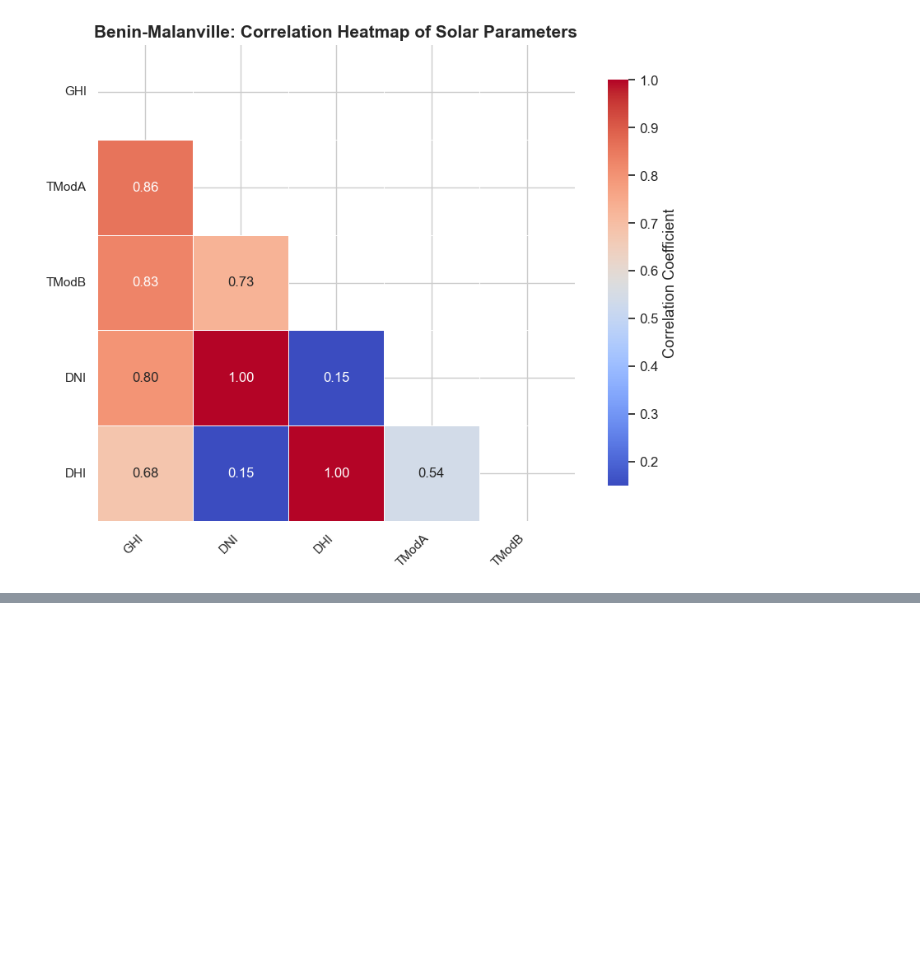
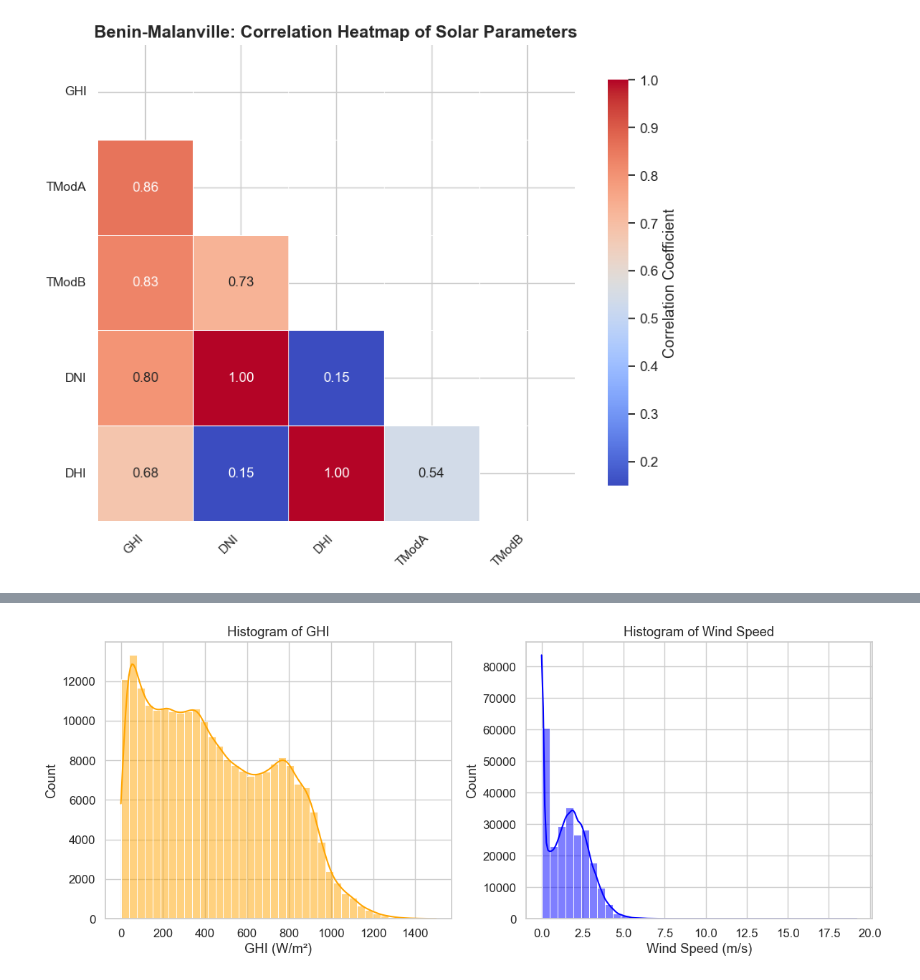
Before and after one commit to Dagiayy/solar-challenge-week1, a Jupyter notebook: notebooks/sierraleone_eda.ipynb, the cells around one changed output, grey strips where cells are left out. Cells and saved outputs as stored; diff of their text form; code cells hidden in the pictures; blank space fills up the shorter version.

```diff
--- a/notebooks/sierraleone_eda.ipynb
+++ b/notebooks/sierraleone_eda.ipynb
@@ -380,0 +397,15 @@ plt.show()
+# %%
+fig, axes = plt.subplots(1, 2, figsize=(12, 5))
+
+sns.histplot(df['GHI'], bins=40, kde=True, ax=axes[0], color='orange')
+axes[0].set_title("Histogram of GHI")
+axes[0].set_xlabel("GHI (W/m²)")
+
+sns.histplot(df['WS'], bins=40, kde=True, ax=axes[1], color='blue')
+axes[1].set_title("Histogram of Wind Speed")
+axes[1].set_xlabel("Wind Speed (m/s)")
+
+plt.tight_layout()
+plt.show()
+# %% [output]
+[figure, added]
```
Also changed, not shown: parts of 1 cell of this notebook.
